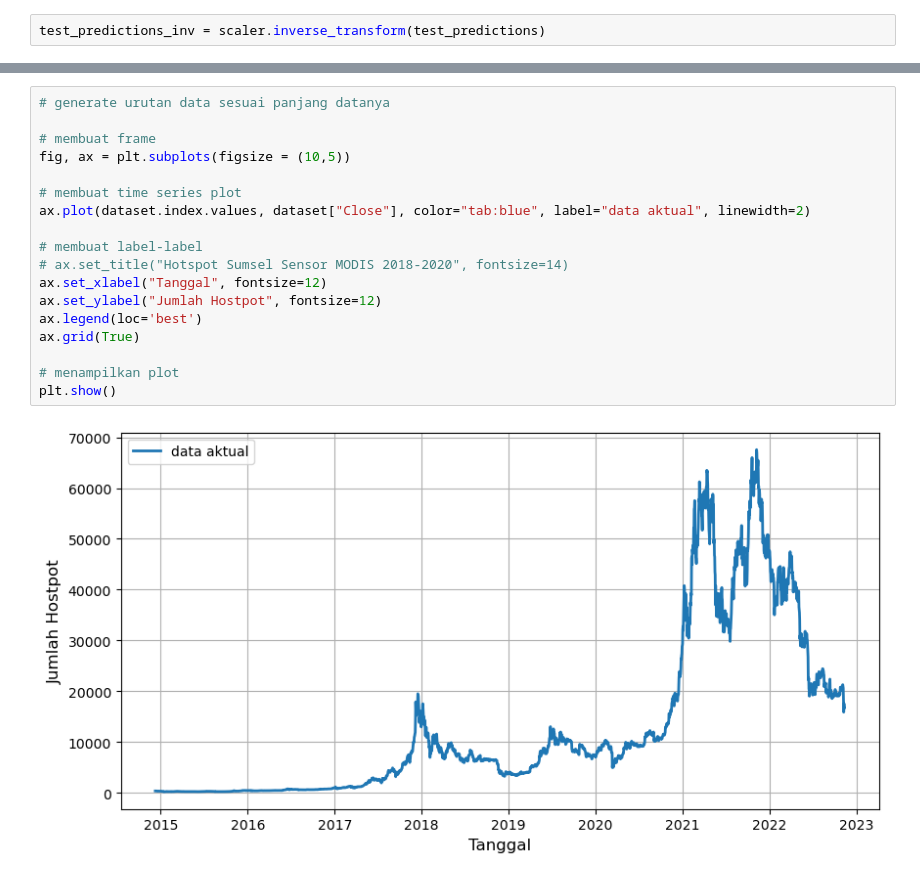
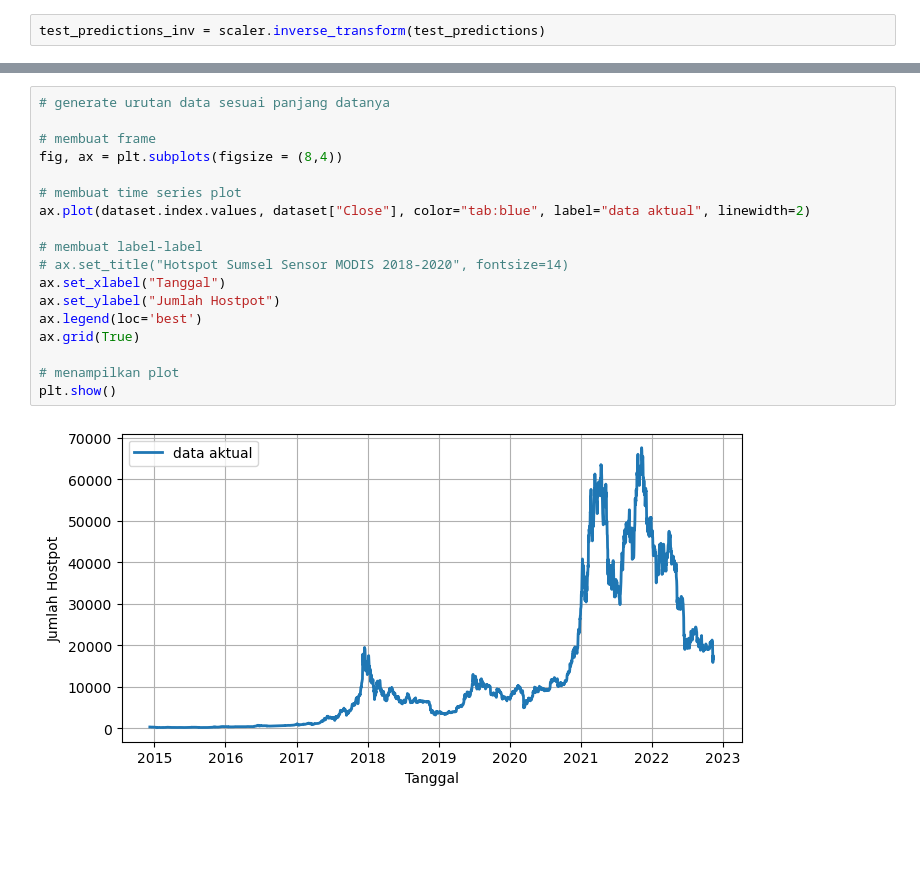
Before and after one commit to kusin/tensorflow-btc-usd-v1, a Jupyter notebook: gru-rnn percobaan2.ipynb, the cells around one changed output, grey strips where cells are left out. Drawn from its saved outputs; the diff is of its cells as text; blank space fills up the shorter version.

```diff
--- a/gru-rnn percobaan2.ipynb
+++ b/gru-rnn percobaan2.ipynb
@@ -597,20 +581,20 @@ plt.legend()
 # %%
 # generate urutan data sesuai panjang datanya
 
 # membuat frame
-fig, ax = plt.subplots(figsize = (10,5))
+fig, ax = plt.subplots(figsize = (8,4))
 
 # membuat time series plot
 ax.plot(dataset.index.values, dataset["Close"], color="tab:blue", label="data aktual", linewidth=2)
 
 # membuat label-label
 # ax.set_title("Hotspot Sumsel Sensor MODIS 2018-2020", fontsize=14)
-ax.set_xlabel("Tanggal", fontsize=12)
-ax.set_ylabel("Jumlah Hostpot", fontsize=12)
+ax.set_xlabel("Tanggal")
+ax.set_ylabel("Jumlah Hostpot")
 ax.legend(loc='best')
 ax.grid(True)
 
 # menampilkan plot
 plt.show()
 # %% [output]
-[figure, old version]
+[figure, new version]
```
Also changed, not shown: parts of 17 cells of this notebook.
